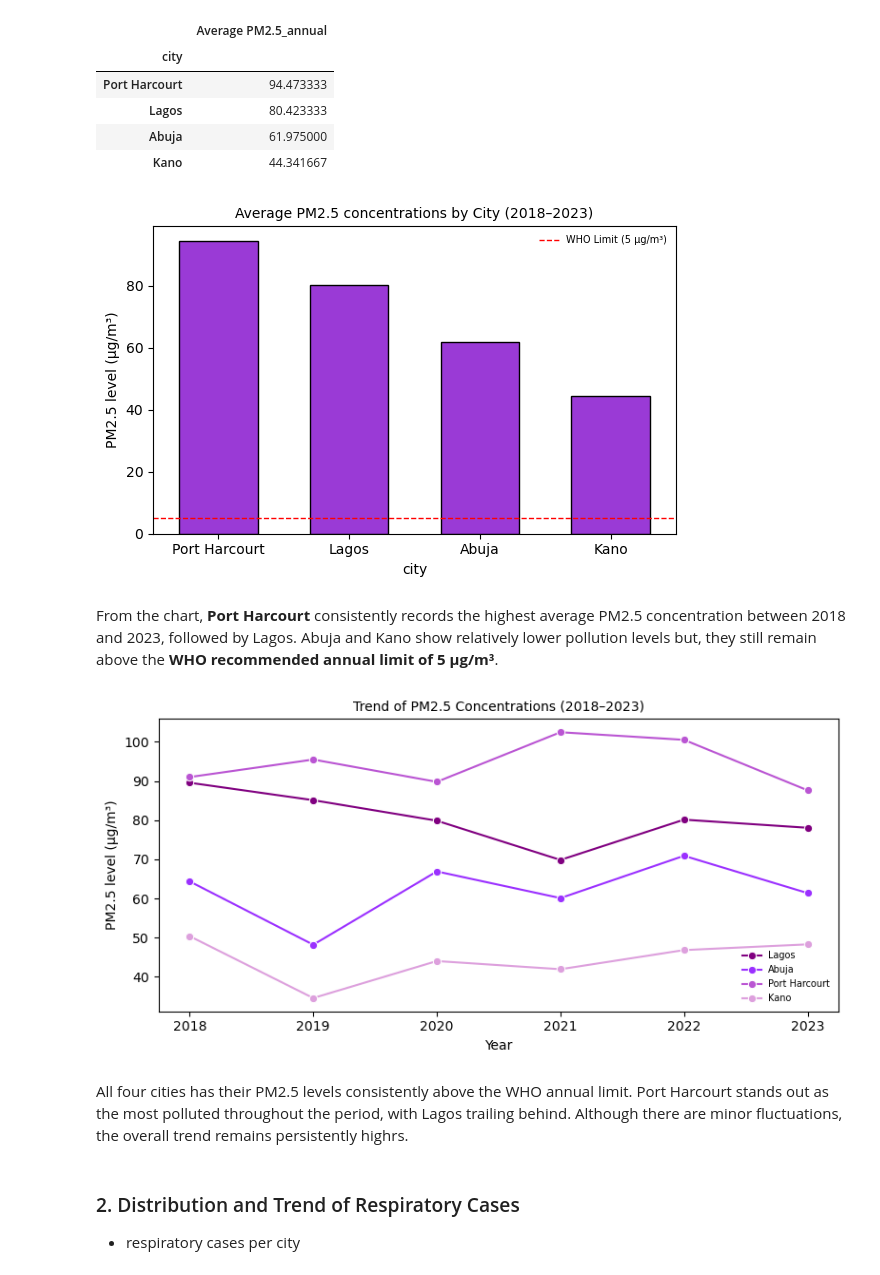
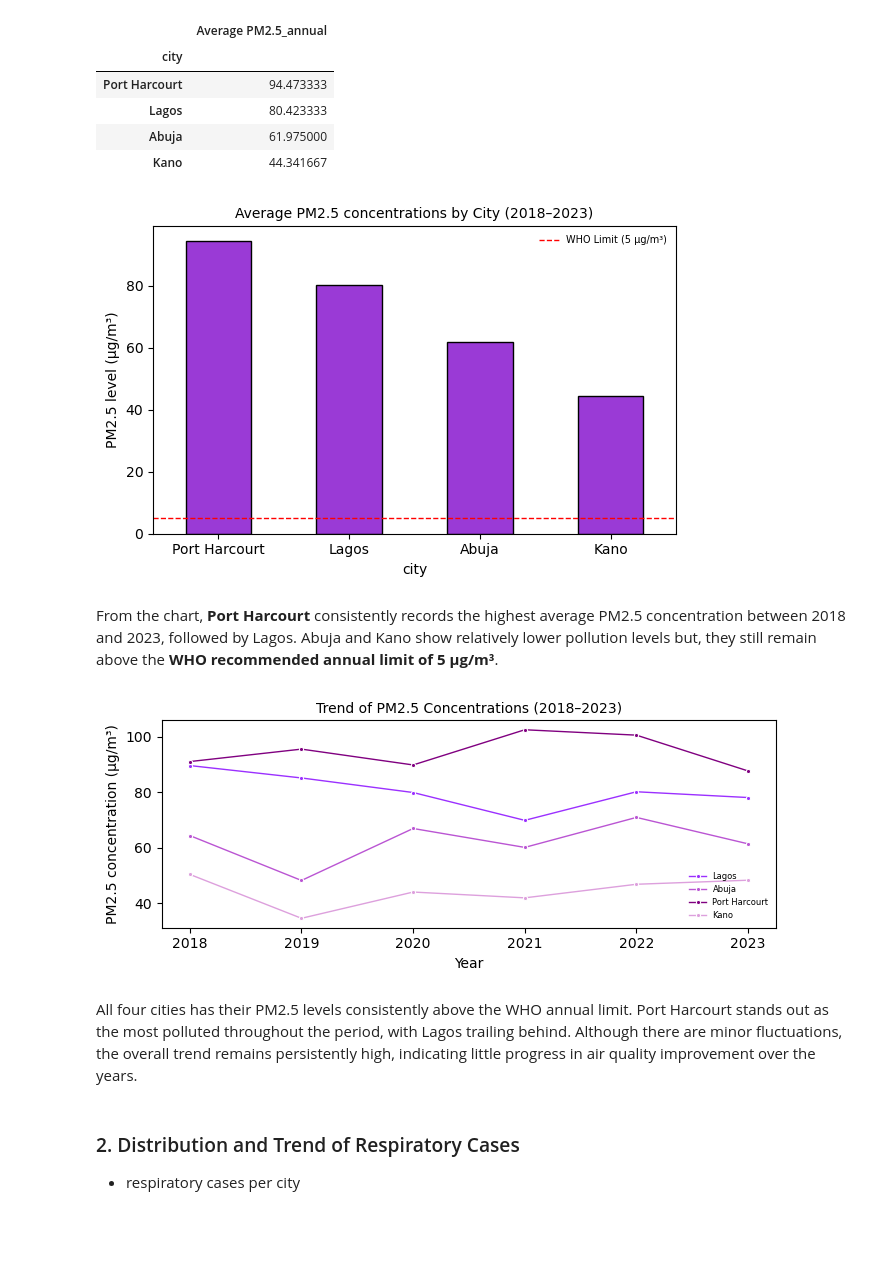
Before and after one commit to DataxEnv/environmental-health-analysis, a Jupyter notebook: environmental_health_analysis.ipynb, the cells around one changed output. Saved outputs shown, nothing was run; the diff lists cells and outputs as text; code cells hidden in the pictures; blank space fills up the shorter version.

Commit message:
format plot

```diff
--- a/environmental_health_analysis.ipynb
+++ b/environmental_health_analysis.ipynb
@@ -157,7 +157,7 @@ city_pm25.to_frame(name= 'Average PM2.5_annual')
 # plot of Average PM2.5 concentration per city
 
 plt.figure(figsize=(6,4))
-sns.barplot(x=city_pm25.index, y=city_pm25.values, color='#A020F0', width=0.6, edgecolor='k')
+sns.barplot(x=city_pm25.index, y=city_pm25.values, color='#A020F0', width=0.5, edgecolor='k')
 plt.title('Average PM2.5 concentrations by City (2018–2023)', fontsize=10)
 plt.ylabel('PM2.5 level (µg/m³)')
 plt.xlabel('city')
@@ -168,28 +168,29 @@ plt.legend(fontsize=7, loc='upper right', frameon=False)
 plt.tight_layout()
 plt.show()
 # %% [output]
-[figure, old version]
+[figure, new version]
 # %% [markdown]
 From the chart, **Port Harcourt** consistently records the highest average PM2.5 concentration between 2018 and 2023, followed by Lagos. Abuja and Kano show relatively lower pollution levels but, they still remain above the **WHO recommended annual limit of 5 µg/m³**.
 # %%
 # PM2.5 Concentrations Over Time (2018–2024)
 
-plt.figure(figsize=(8,4))
+plt.figure(figsize=(7,3))
 sns.lineplot(data=df, x='year', y='pm25_annual',
-             hue='city', marker='o',
-             palette=['#800080', '#9B30FF', '#BA55D3', '#DDA0DD'])
+             hue='city', marker='.',
+             linewidth= 1,
+             palette=['#9B30FF', '#BA55D3', '#800080', '#DDA0DD'])
 plt.title('Trend of PM2.5 Concentrations (2018–2023)', fontsize=10)
-plt.ylabel('PM2.5 level (µg/m³)')
+plt.ylabel('PM2.5 concentration (µg/m³)')
 plt.xlabel('Year')
 
-plt.legend(fontsize=7, title_fontsize=8, loc='lower right', frameon=False)
+plt.legend(fontsize=6, title_fontsize=7, loc='lower right', frameon=False)
 plt.tight_layout()
 plt.show()
 # %% [output]
-[figure, old version]
+[figure, new version]
 # %% [markdown]
 All four cities has their PM2.5 levels consistently above the WHO annual limit.
-Port Harcourt stands out as the most polluted throughout the period, with Lagos trailing behind. Although there are minor fluctuations, the overall trend remains persistently highrs.
+Port Harcourt stands out as the most polluted throughout the period, with Lagos trailing behind. Although there are minor fluctuations, the overall trend remains persistently high, indicating little progress in air quality improvement over the years.
 # %% [markdown]
 ### 2. Distribution and Trend of Respiratory Cases
 - respiratory cases per city
```
Also changed, not shown: parts of 1 cell of this notebook.
